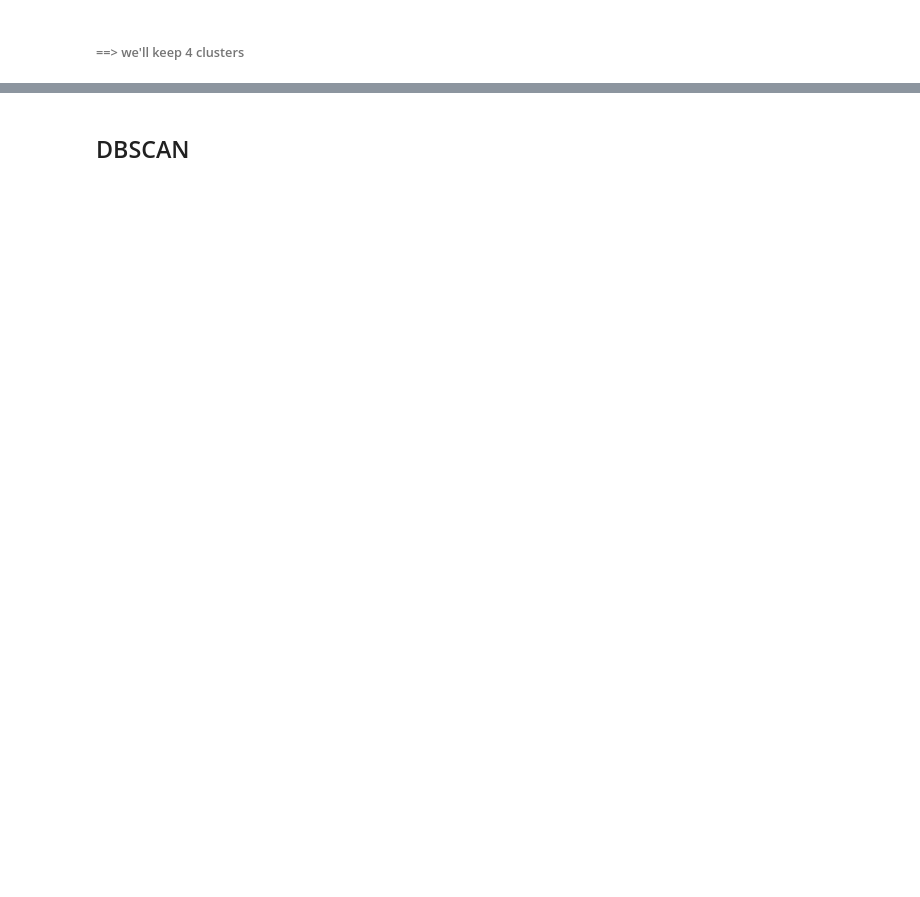
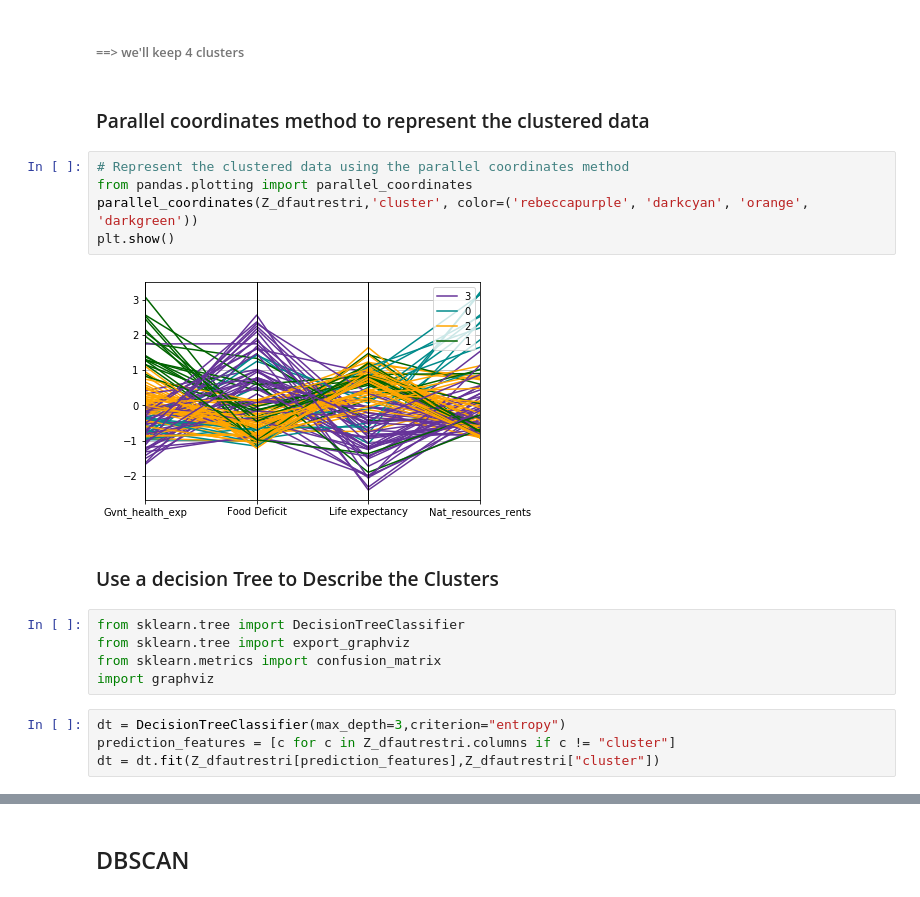
Before and after one commit to hgit2/IAproject, a Jupyter notebook: Projet_IA_clustering_classification_hana.ipynb, the cells around one changed output, grey strips where cells are left out. Saved outputs shown, nothing was run; the diff lists cells and outputs as text; blank space fills up the shorter version.

Commit message:
added clustering description & framework of clustering methods comparison

```diff
--- a/Projet_IA_clustering_classification_hana.ipynb
+++ b/Projet_IA_clustering_classification_hana.ipynb
@@ -605,2 +605,22 @@ plt.ylabel("Instability: std(Silhouette Coef. 100 iterations)")
 # %% [markdown]
 ###### ==> we'll keep 4 clusters
+# %% [markdown]
+### Parallel coordinates method to represent the clustered data
+# %%
+# Represent the clustered data using the parallel coordinates method
+from pandas.plotting import parallel_coordinates
+parallel_coordinates(Z_dfautrestri,'cluster', color=('rebeccapurple', 'darkcyan', 'orange', 'darkgreen'))
+plt.show()
+# %% [output]
+[figure, added]
+# %% [markdown]
+### Use a decision Tree to Describe the Clusters
+# %%
+from sklearn.tree import DecisionTreeClassifier
+from sklearn.tree import export_graphviz
+from sklearn.metrics import confusion_matrix
+import graphviz
+# %%
+dt = DecisionTreeClassifier(max_depth=3,criterion="entropy")
+prediction_features = [c for c in Z_dfautrestri.columns if c != "cluster"]
+dt = dt.fit(Z_dfautrestri[prediction_features],Z_dfautrestri["cluster"])
```
Also changed, not shown: parts of 20 cells of this notebook.
